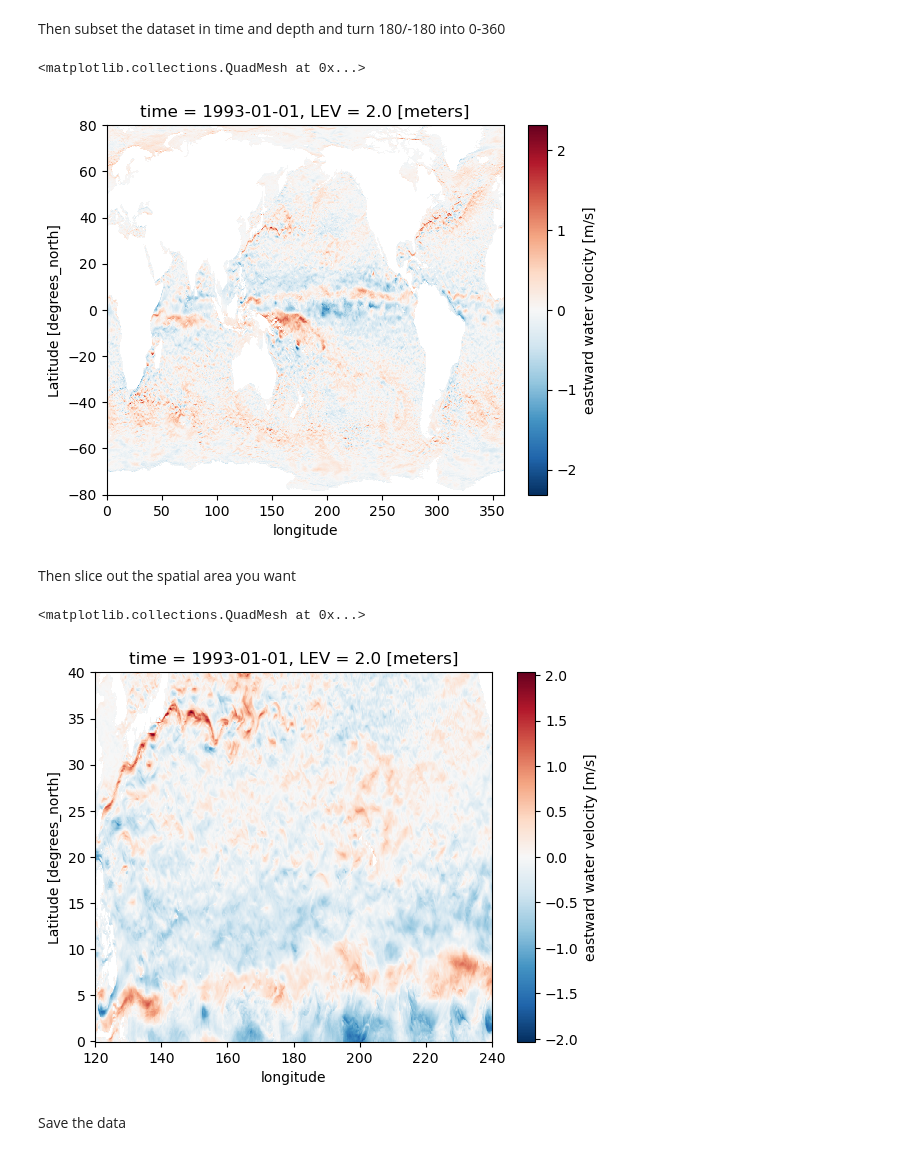
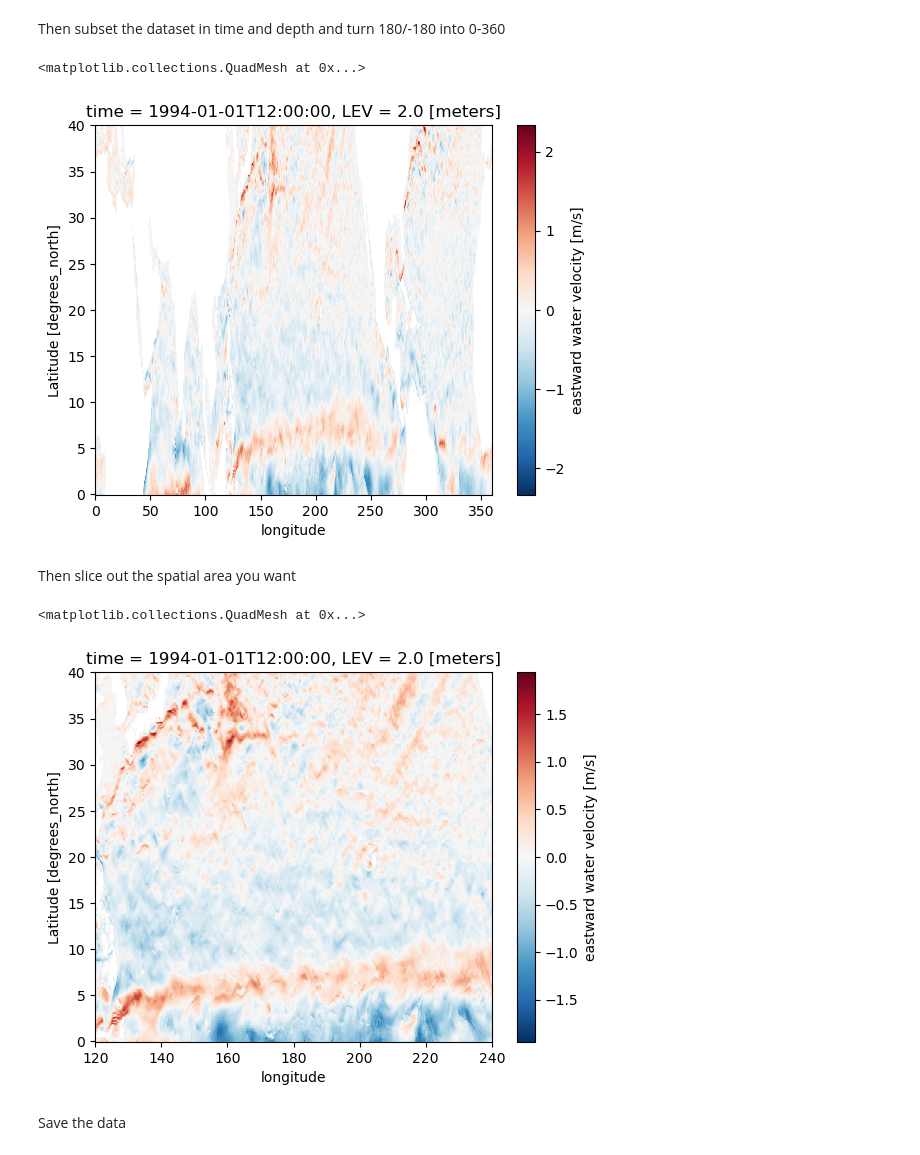
Before and after one commit to taylorely/LarvalTransportWithHawaii, a Jupyter notebook: HYCOMdownload_ForTaylor.ipynb, the cells around one changed output. Drawn from its saved outputs; the diff is of its cells as text; code cells hidden in the pictures.

```diff
--- a/HYCOMdownload_ForTaylor.ipynb
+++ b/HYCOMdownload_ForTaylor.ipynb
@@ -37,28 +37,28 @@ Data variables:
 Then subset the dataset in time and depth and turn 180/-180 into 0-360
 # %%
 # subset
-test = myDat[['water_u', 'water_v']].sel(time='1993-01-01T00:00:00', LEV=[2,6,20,60,250])
+test = myDat[['water_u', 'water_v']].sel(time='1994-01-01T12:00:00', LEV=[2,6,20,60,250], latitude=slice(0,40))
 
 # change from 180/-180 to 0-360 se we can crop over the dateline
 test = test.assign_coords(longitude=((360 + (test.longitude % 360)) % 360))
 test = test.roll(longitude=int(len(test['longitude']) / 2),roll_coords=True)
 
 # See if it worked
 test.water_u.sel(LEV=2).plot()
 # %% [output]
 <matplotlib.collections.QuadMesh at 0x...>
-[figure, old version]
+[figure, new version]
 # %% [markdown]
 Then slice out the spatial area you want
 # %%
 # Subset for the lon and lat you want
-test2 = test.sel(longitude=slice(120,240), latitude=slice(0,40))
+test2 = test.sel(longitude=slice(120,240))
 
 # Just to make sure it looks right, I plotted U for 2m depth
 test2.water_u.sel(LEV=2).plot()
 # %% [output]
 <matplotlib.collections.QuadMesh at 0x...>
-[figure, old version]
+[figure, new version]
 # %% [markdown]
 Save the data
 # %%
```
Also changed, not shown: parts of 2 cells of this notebook.
